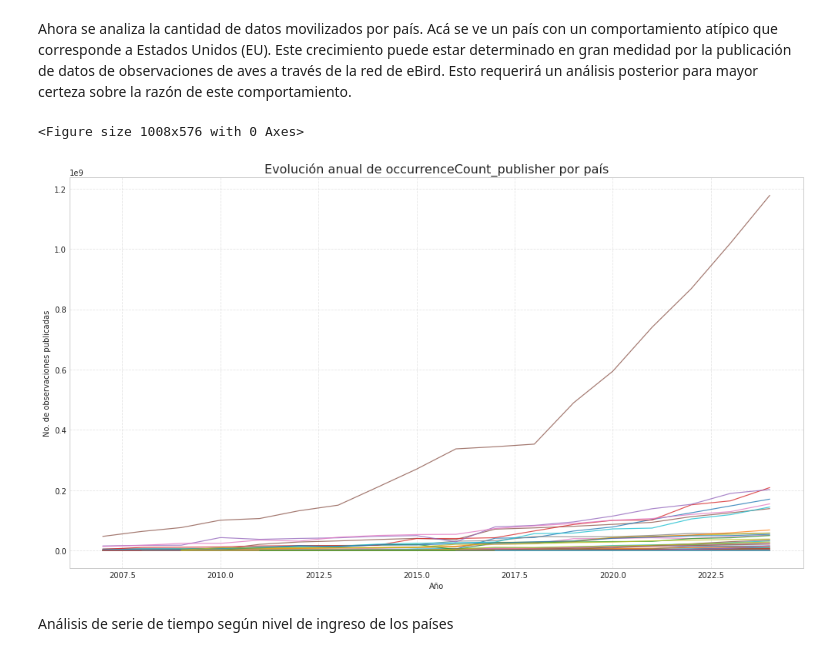
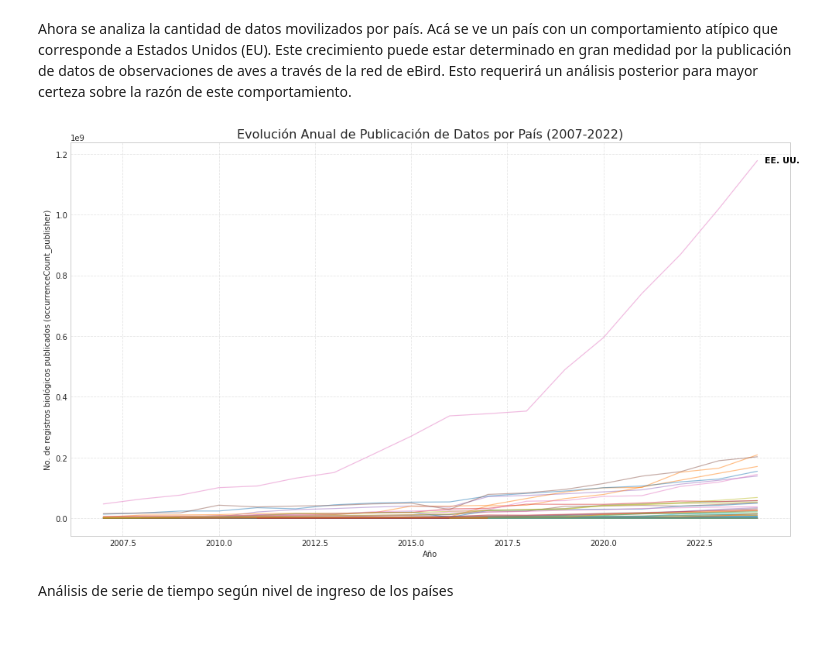
Before and after one commit to rortizgeo/Maestria_CD_Proyecto-Aplicado, a Jupyter notebook: 2_PA_dataAnalysis.ipynb, the cells around one changed output. Cells and saved outputs as stored; diff of their text form; code cells hidden in the pictures.

```diff
--- a/2_PA_dataAnalysis.ipynb
+++ b/2_PA_dataAnalysis.ipynb
@@ -689,24 +689,41 @@ plt.show()
 [figure]
 # %% [markdown]
 Ahora se analiza la cantidad de datos movilizados por país. Acá se ve un país con un comportamiento atípico que corresponde a Estados Unidos (EU). Este crecimiento puede estar determinado en gran medidad por la publicación de datos de observaciones de aves a través de la red de eBird. Esto requerirá un análisis posterior para mayor certeza sobre la razón de este comportamiento.
-# %%
-
-# Reorganizar los datos: años como índice, países como columnas
-df_series_country = data.pivot(index='year', columns='countryCode', values='occurrenceCount_publisher')
-
-# Crear el gráfico
-plt.figure(figsize=(14, 8))
-df_series_country.plot(figsize=(14, 8), lw=1.2, alpha=0.8, legend=False)  # Sin leyenda para no saturar el gráfico
-
-plt.title('Evolución anual de occurrenceCount_publisher por país', fontsize=16)
-plt.xlabel('Año')
-plt.ylabel('No. de observaciones publicadas')
-plt.grid(True, linestyle='--', alpha=0.5)
-plt.tight_layout()
-plt.show()
-# %% [output]
-<Figure size 1008x576 with 0 Axes>
-[figure, removed]
+# %%
+
+# 1. Reorganizar los datos (Target: occurrenceCount_publisher)
+df_series_country = data.pivot(index='year', columns='country', values='occurrenceCount_publisher')
+
+# 2. Configurar el gráfico
+plt.figure(figsize=(14, 8))
+
+# Extraemos el eje X (años) como array para evitar errores de indexación
+años = df_series_country.index.values
+
+# 3. Graficar todas las series
+# Usamos .values para evitar el ValueError de Pandas
+lineas = plt.plot(años, df_series_country.values, lw=1.2, alpha=0.5)
+
+# 4. Identificar y etiquetar solo a Estados Unidos
+# Buscamos la columna de EE. UU. para obtener su última posición
+if 'United States' in df_series_country.columns:
+    # Obtenemos la última coordenada de la serie de EE. UU.
+    last_val = df_series_country['United States'].iloc[-1]
+    last_year = años[-1]
+
+    # Añadimos el texto al final de esa línea específica
+    plt.text(last_year + 0.2, last_val, 'EE. UU. ',
+             fontsize=11, fontweight='bold', color='black', va='center')
+
+# 5. Formato final
+plt.title('Evolución Anual de Publicación de Datos por País (2007-2022)', fontsize=16)
+plt.xlabel('Año')
+plt.ylabel('No. de registros biológicos publicados (occurrenceCount_publisher)')
+plt.grid(True, linestyle='--', alpha=0.5)
+plt.tight_layout()
+plt.show()
+# %% [output]
+[figure, added]
 # %% [markdown]
 Análisis de serie de tiempo según nivel de ingreso de los países
 # %%
```
Also changed, not shown: parts of 1 cell of this notebook, 1 other file.
